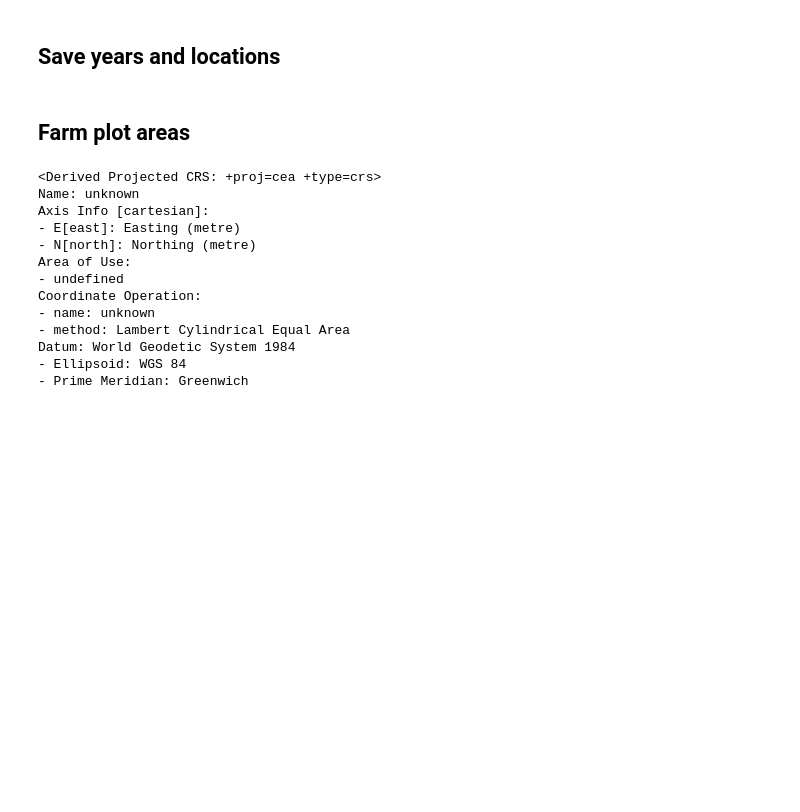
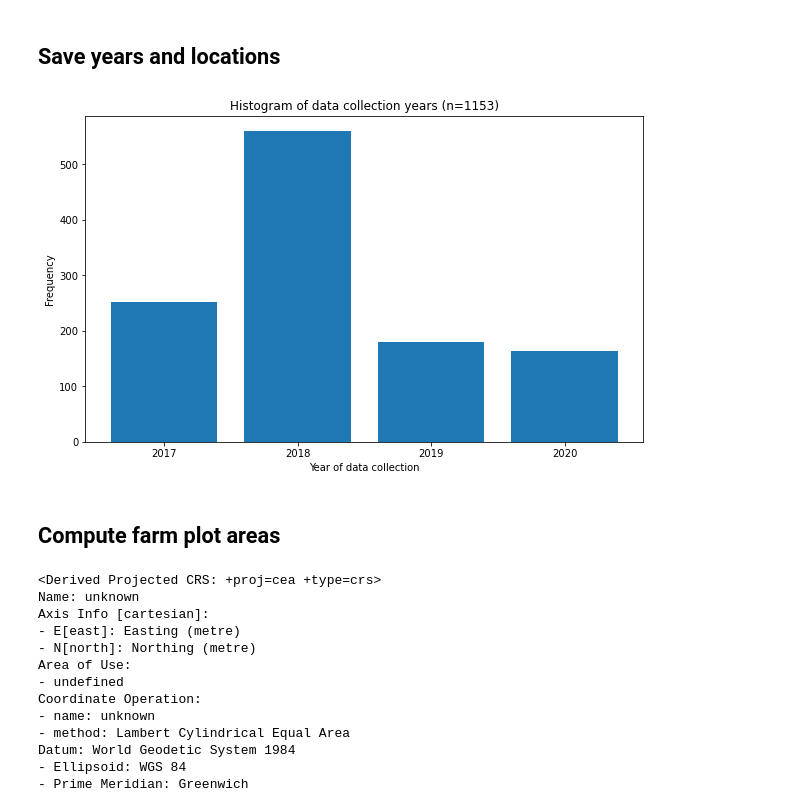
Before and after one commit to alexvmt/farm_plot_detection, a Jupyter notebook: farm_plots_fixed_eda.ipynb, the cells around one changed output. Drawn from its saved outputs; the diff is of its cells as text; code cells hidden in the pictures; blank space fills up the shorter version.

```diff
--- a/farm_plots_fixed_eda.ipynb
+++ b/farm_plots_fixed_eda.ipynb
@@ -206,8 +208,20 @@ map.save('farm_plots_fixed_locations_by_year.html')
 farm_plots['Year'] = farm_plots['Year'].astype(int)
 # %%
 farm_plots = farm_plots.rename(columns={'Year': 'year'})
+# %%
+plt.figure(figsize=(10,6))
+x = farm_plots['year'].unique()
+h = farm_plots['year'].value_counts().sort_index()
+plt.bar(x, h)
+plt.title('Histogram of data collection years (n={})'.format(len(farm_plots)))
+plt.xlabel('Year of data collection')
+plt.xticks(farm_plots['year'].unique())
+plt.ylabel('Frequency')
+plt.savefig('visualizations/histogram_years.png')
+# %% [output]
+[figure, added]
 # %%
 farm_plots[['year', 'geometry']].to_file('data/farm_plots_fixed_locations.shp')
 # %% [markdown]
-## Farm plot areas
+## Compute farm plot areas
 # %%
```
Also changed, not shown: parts of 17 cells of this notebook, 8 other files.
